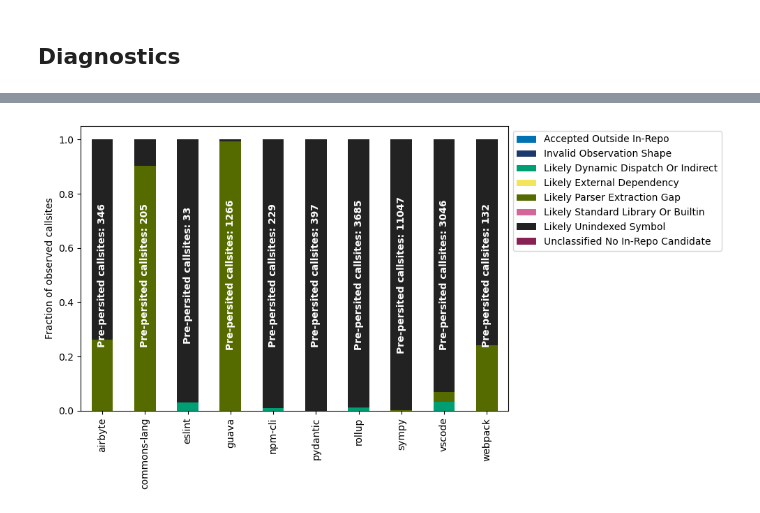
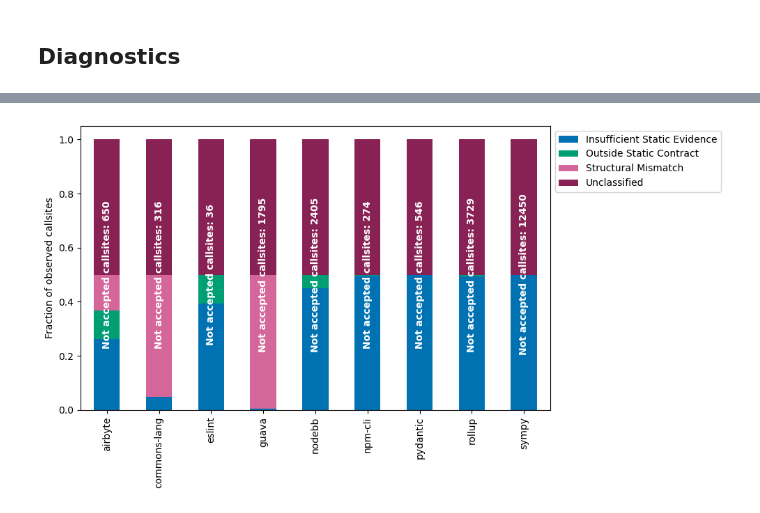
Before and after one commit to megascienta/sciona, a Jupyter notebook: validations/build_status_reports/evaluation.ipynb, the cells around one changed output, grey strips where cells are left out. Saved outputs shown, nothing was run; the diff lists cells and outputs as text; code cells hidden in the pictures.

```diff
--- a/validations/build_status_reports/evaluation.ipynb
+++ b/validations/build_status_reports/evaluation.ipynb
@@ -307,7 +304,7 @@ languages_pivot
 # %%
 observed_callsites = languages_pivot.xs("Callsites", axis=1, level="section")["Observed Syntactic Callsites"]
 
-callsites_df = languages_pivot.xs("Callsites", axis=1, level="section").drop(columns=["Observed Syntactic Callsites", "Persisted Callsites"])
+callsites_df = languages_pivot.xs("Callsites", axis=1, level="section").drop(columns=["Observed Syntactic Callsites"])
 callsites_df = callsites_df.div(callsites_df.sum(axis=1), axis=0)
 callsites_df = callsites_df.sort_index(level="repo")
 
@@ -479,20 +475,20 @@ df_section(totals_df, "Pre-Persist Filter")
 # %%
-pre_persist = df_section(totals_df, "Callsites")["Filtered Pre-Persist"]
+pre_persist = df_section(totals_df, "Callsites")["Not Accepted Callsites"]
 
-pre_persist_df = df_section(totals_df, "Pre-Persist Filter")
+pre_persist_df = df_section(totals_df, "Not Accepted Callsites")
 pre_persist_df = pre_persist_df.div(pre_persist_df.sum(axis=1), axis=0)
 
 fig, ax = plt.subplots(figsize=(10,5.5))
 
 pre_persist_df.plot( kind="bar", stacked=True, colormap=cmap, ax=ax)
 
 for i, (repo, value) in enumerate(pre_persist.items()):
-    ax.text(i, 0.5, f"Pre-persited callsites: {int(value)}", rotation=90, ha="center", va="center", fontsize=10, fontweight="bold", color="white")
+    ax.text(i, 0.5, f"Not accepted callsites: {int(value)}", rotation=90, ha="center", va="center", fontsize=10, fontweight="bold", color="white")
 
 plt.legend(bbox_to_anchor=(1, 1), loc="upper left")
 plt.xlabel("")
 plt.ylabel("Fraction of observed callsites")
 plt.tight_layout()
 plt.show()
 # %% [output]
-[figure, old version]
+[figure, new version]
```
Also changed, not shown: parts of 15 cells of this notebook, 20 other files.
